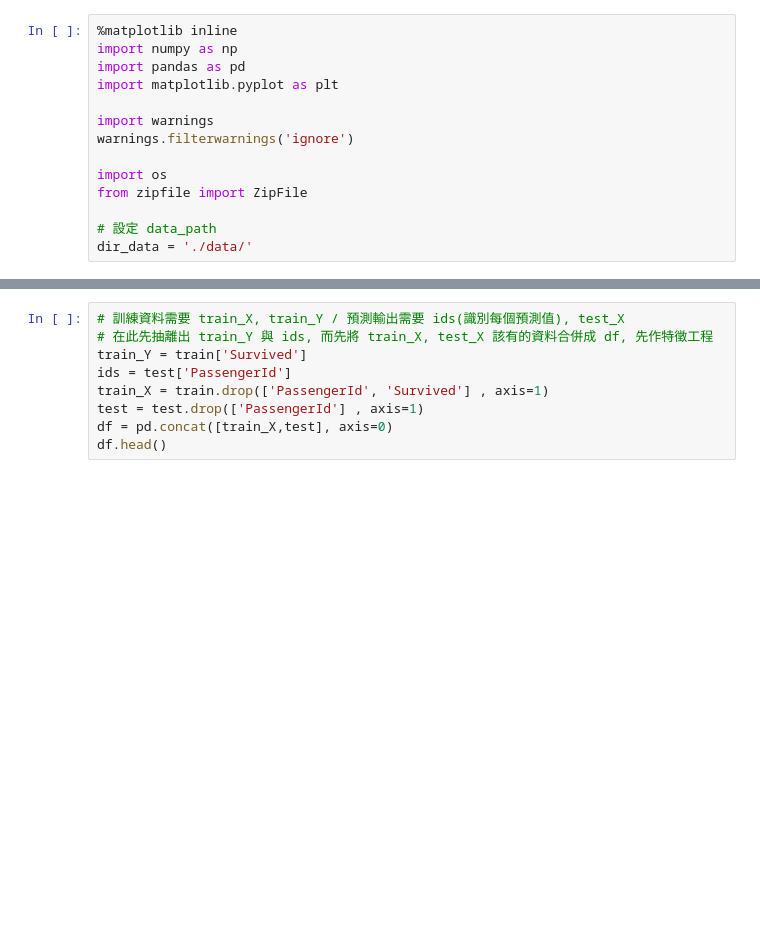
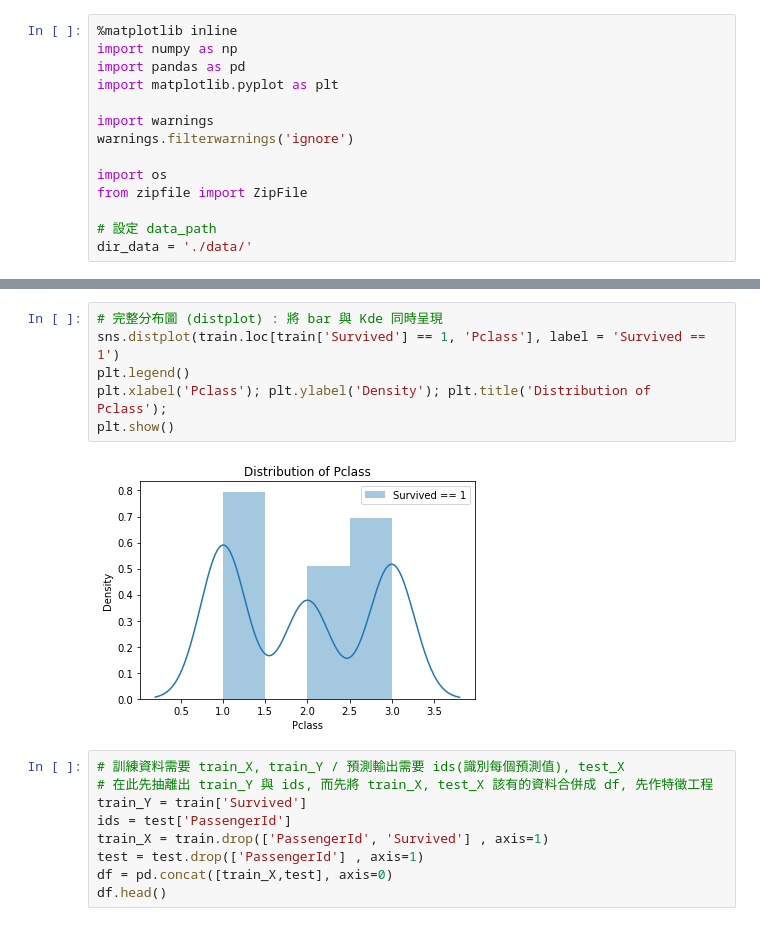
Before and after one commit to GallonShih/Projects, a Jupyter notebook: SideProject/02_Kaggle_Titanic/Titanic.ipynb, the cells around one changed output, grey strips where cells are left out. Cells and saved outputs as stored; diff of their text form; blank space fills up the shorter version.

```diff
--- a/SideProject/02_Kaggle_Titanic/Titanic.ipynb
+++ b/SideProject/02_Kaggle_Titanic/Titanic.ipynb
@@ -98,3 +119,11 @@ na_check(train)
+# %%
+# 完整分布圖 (distplot) : 將 bar 與 Kde 同時呈現
+sns.distplot(train.loc[train['Survived'] == 1, 'Pclass'], label = 'Survived == 1')
+plt.legend()
+plt.xlabel('Pclass'); plt.ylabel('Density'); plt.title('Distribution of Pclass');
+plt.show()
+# %% [output]
+[figure, added]
 # %%
 # 訓練資料需要 train_X, train_Y / 預測輸出需要 ids(識別每個預測值), test_X
 # 在此先抽離出 train_Y 與 ids, 而先將 train_X, test_X 該有的資料合併成 df, 先作特徵工程
```
Also changed, not shown: parts of 8 cells of this notebook.
